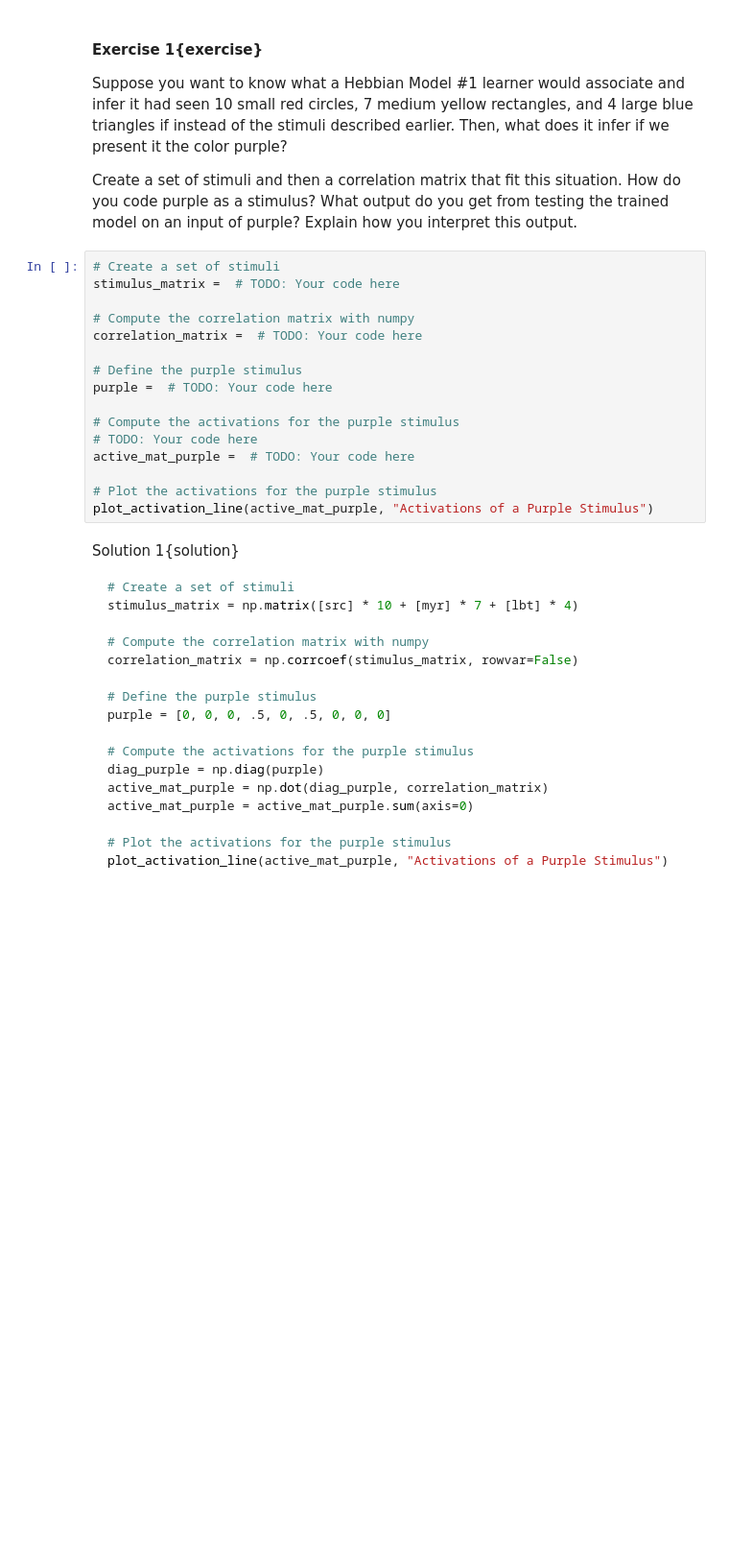
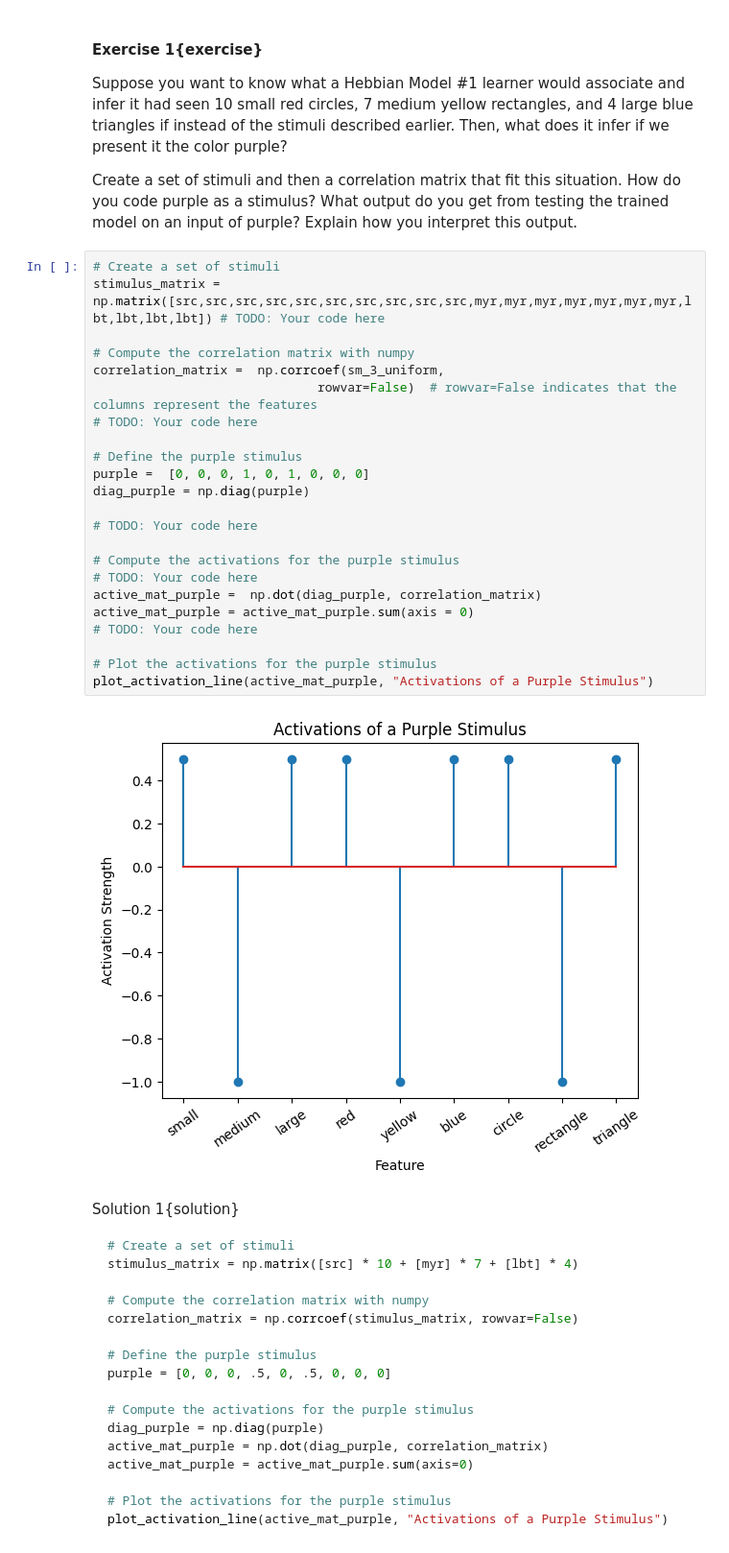
Before and after one commit to adiorly/neu502b-2025, a Jupyter notebook: website/content/502B/Computation/Dynamics in Perception/notebooks/1 Hebbian Learning.ipynb, the cells around one changed output. Shown at 96% size. Saved outputs shown, nothing was run; the diff lists cells and outputs as text; blank space fills up the shorter version.

```diff
--- a/website/content/502B/Computation/Dynamics in Perception/notebooks/1 Hebbian Learning.ipynb
+++ b/website/content/502B/Computation/Dynamics in Perception/notebooks/1 Hebbian Learning.ipynb
@@ -253,20 +253,29 @@ Suppose you want to know what a Hebbian Model #1 learner would associate and inf
 Create a set of stimuli and then a correlation matrix that fit this situation. How do you code purple as a stimulus? What output do you get from testing the trained model on an input of purple?  Explain how you interpret this output.
 # %%
 # Create a set of stimuli
-stimulus_matrix =  # TODO: Your code here
+stimulus_matrix =  np.matrix([src,src,src,src,src,src,src,src,src,src,myr,myr,myr,myr,myr,myr,myr,lbt,lbt,lbt,lbt]) # TODO: Your code here
 
 # Compute the correlation matrix with numpy
-correlation_matrix =  # TODO: Your code here
+correlation_matrix =  np.corrcoef(sm_3_uniform,
+                              rowvar=False)  # rowvar=False indicates that the columns represent the features
+# TODO: Your code here
 
 # Define the purple stimulus
-purple =  # TODO: Your code here
+purple =  [0, 0, 0, 1, 0, 1, 0, 0, 0]
+diag_purple = np.diag(purple)
+
+# TODO: Your code here
 
 # Compute the activations for the purple stimulus
 # TODO: Your code here
-active_mat_purple =  # TODO: Your code here
+active_mat_purple =  np.dot(diag_purple, correlation_matrix)
+active_mat_purple = active_mat_purple.sum(axis = 0)
+# TODO: Your code here
 
 # Plot the activations for the purple stimulus
 plot_activation_line(active_mat_purple, "Activations of a Purple Stimulus")
+# %% [output]
+[figure, added]
 # %% [markdown]
 Solution 1{solution}
 
```
Also changed, not shown: parts of 14 cells of this notebook.
